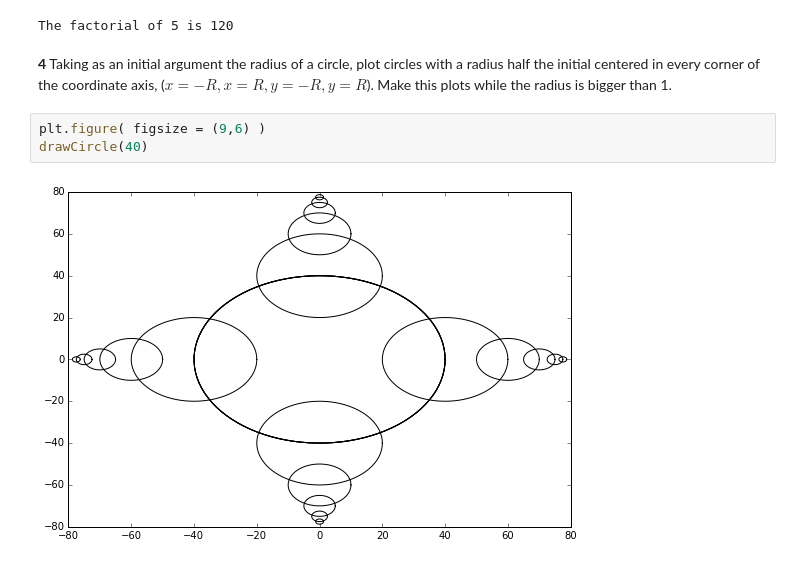
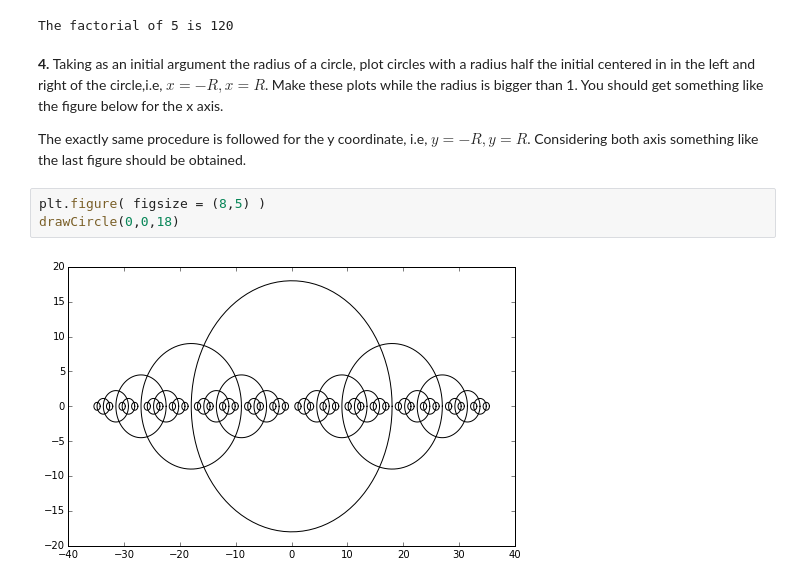
Before and after one commit to juliocr4/Computational-Methods-, a Jupyter notebook: basic-scripting.ipynb, the cells around one changed output. Drawn from its saved outputs; the diff is of its cells as text.

```diff
--- a/basic-scripting.ipynb
+++ b/basic-scripting.ipynb
@@ -76,10 +74,13 @@ print "The factorial of %d is %d"%(N, factorial(N))
 # %% [output]
 The factorial of 5 is 120
 # %% [markdown]
-**4** Taking as an initial argument the radius of a circle, plot circles with a radius half the initial centered in
-every corner of the coordinate axis, ($x=-R,x=R,y=-R,y=R$). Make this plots while the radius is bigger than 1.
+**4.** Taking as an initial argument the radius of a circle, plot circles with a radius half the initial centered in
+in the left and right of the circle,i.e, $x=-R,x=R$. Make these plots while the radius is bigger than 1.
+You should get something like the figure below for the x axis.
+
+The exactly same procedure is followed for the y coordinate, i.e, $y=-R,y=R$. Considering both axis something like the last figure should be obtained.
 # %%
-plt.figure( figsize = (9,6) )
-drawCircle(40)
+plt.figure( figsize = (8,5) )
+drawCircle(0,0,18)
 # %% [output]
-[figure, old version]
+[figure, new version]
```
Also changed, not shown: parts of 8 cells of this notebook.
